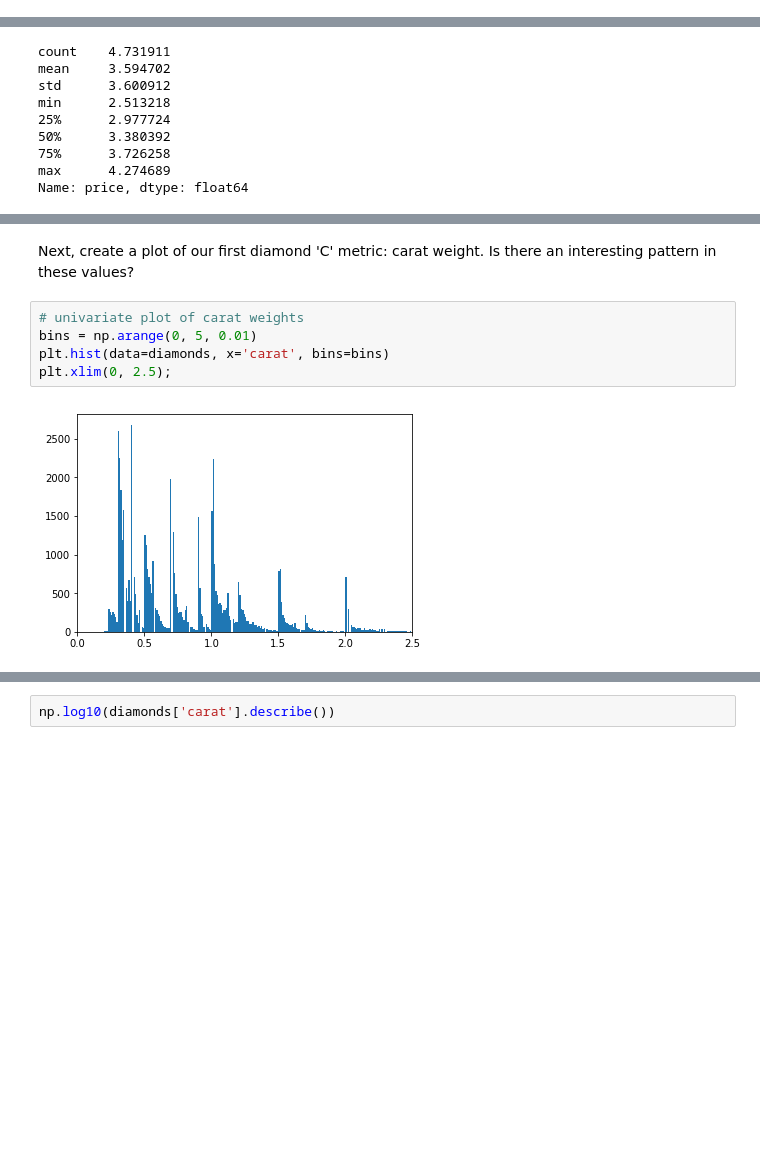
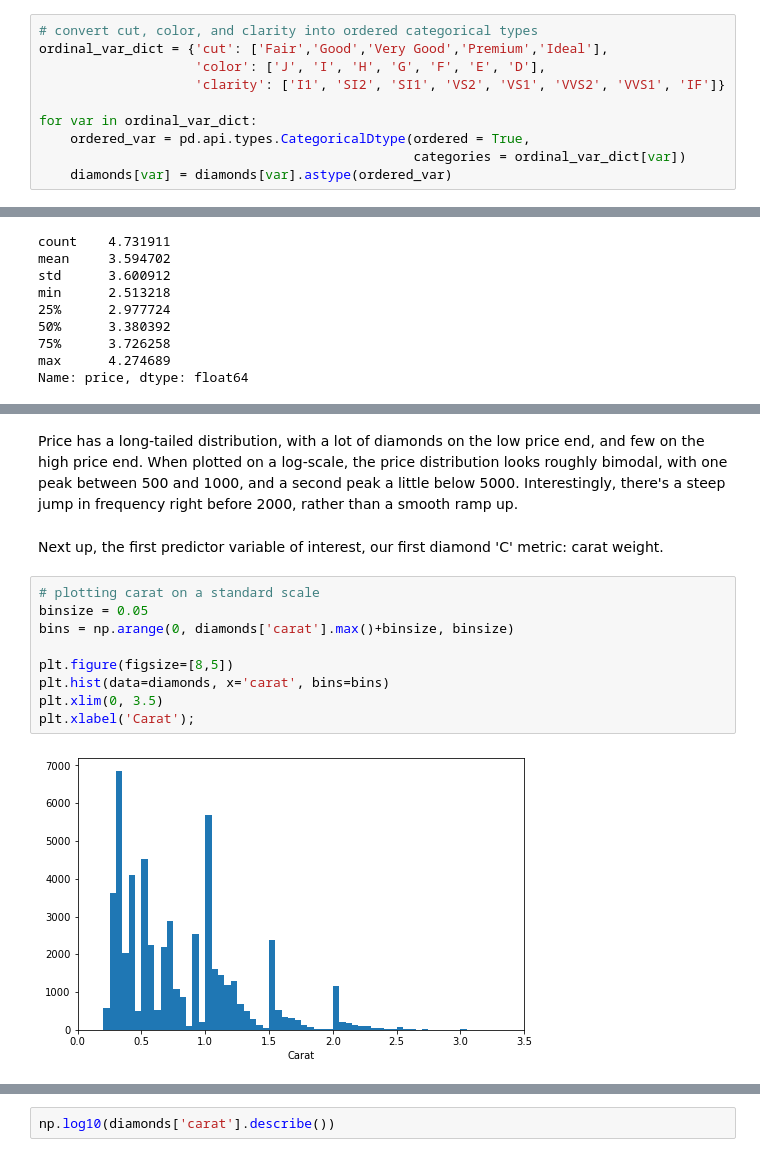
Before and after one commit to leqilu67/diamonds_study, a Jupyter notebook: diamond_study.ipynb, the cells around one changed output, grey strips where cells are left out. Cells and saved outputs as stored; diff of their text form; blank space fills up the shorter version.

Commit message:
full report for univariate and bivariate explorations

```diff
--- a/diamond_study.ipynb
+++ b/diamond_study.ipynb
@@ -42,6 +43,16 @@ dtype: object
 | 7 | 0.26 | Very Good | H | SI1 | 61.9 | 55.0 | 337 | 4.07 | 4.11 | 2.53 |
 | 8 | 0.22 | Fair | E | VS2 | 65.1 | 61.0 | 337 | 3.87 | 3.78 | 2.49 |
 | 9 | 0.23 | Very Good | H | VS1 | 59.4 | 61.0 | 338 | 4.00 | 4.05 | 2.39 |
+# %%
+# convert cut, color, and clarity into ordered categorical types
+ordinal_var_dict = {'cut': ['Fair','Good','Very Good','Premium','Ideal'],
+                    'color': ['J', 'I', 'H', 'G', 'F', 'E', 'D'],
+                    'clarity': ['I1', 'SI2', 'SI1', 'VS2', 'VS1', 'VVS2', 'VVS1', 'IF']}
+
+for var in ordinal_var_dict:
+    ordered_var = pd.api.types.CategoricalDtype(ordered = True,
+                                                categories = ordinal_var_dict[var])
+    diamonds[var] = diamonds[var].astype(ordered_var)
 # %%
 # descriptive statistics for numeric variables
 diamonds.describe()
@@ -95,9 +128,15 @@ Price distribution comment 2: Under a log scale, you should see that the data is
+# %% [markdown]
+Price has a long-tailed distribution, with a lot of diamonds on the low price end, and few on the high price end. When plotted on a log-scale, the price distribution looks roughly bimodal, with one peak between 500 and 1000, and a second peak a little below 5000. Interestingly, there's a steep jump in frequency right before 2000, rather than a smooth ramp up.
 # %% [markdown]
-Next, create a plot of our first diamond 'C' metric: carat weight. Is there an interesting pattern in these values?
+Next up, the first predictor variable of interest, our first diamond 'C' metric: carat weight.
 # %%
-# univariate plot of carat weights
-bins = np.arange(0, 5, 0.01)
+# plotting carat on a standard scale
+binsize = 0.05
+bins = np.arange(0, diamonds['carat'].max()+binsize, binsize)
+
+plt.figure(figsize=[8,5])
 plt.hist(data=diamonds, x='carat', bins=bins)
-plt.xlim(0, 2.5);
+plt.xlim(0, 3.5)
+plt.xlabel('Carat');
 # %% [output]
-[figure, old version]
+[figure, new version]
```
Also changed, not shown: parts of 59 cells of this notebook.
